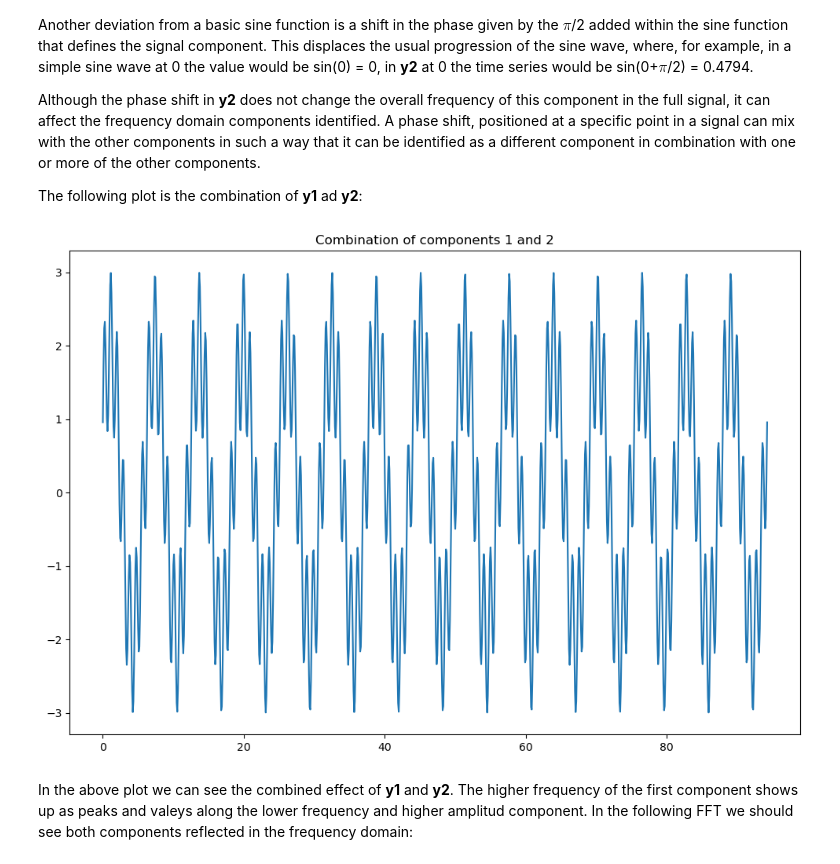
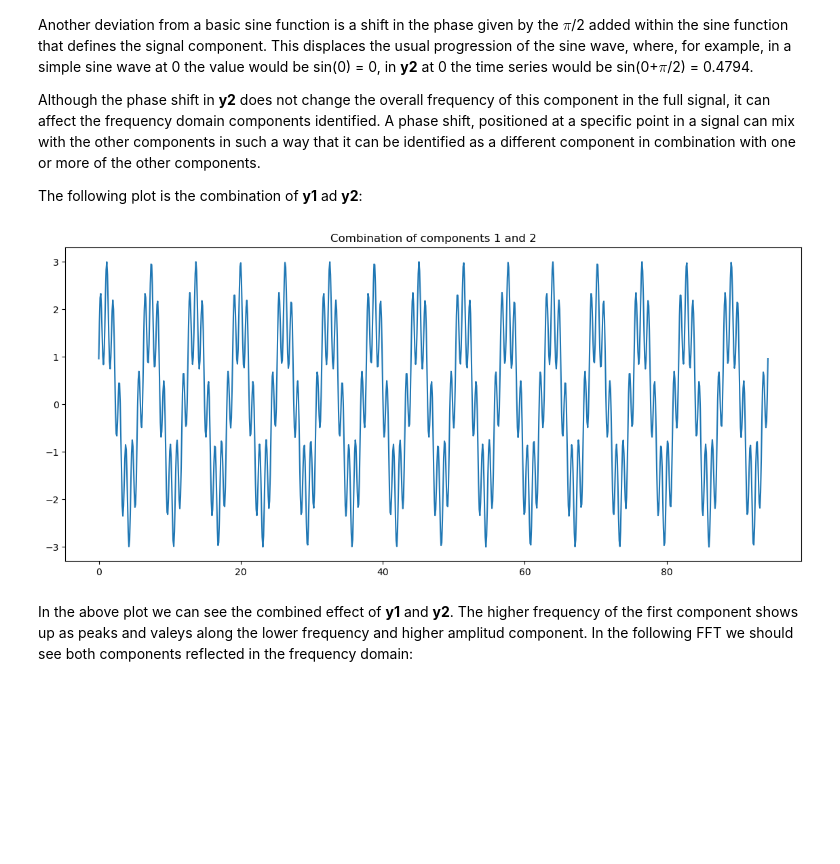
Before and after one commit to nicolasbp87/fourier_transform, a Jupyter notebook: FOURIER_ANALYSIS.ipynb, the cells around one changed output. Saved outputs shown, nothing was run; the diff lists cells and outputs as text; code cells hidden in the pictures; blank space fills up the shorter version.

```diff
--- a/FOURIER_ANALYSIS.ipynb
+++ b/FOURIER_ANALYSIS.ipynb
@@ -416,12 +416,12 @@ Although the phase shift in **y2** does not change the overall frequency of this
 
 The following plot is the combination of **y1** ad **y2**:
 # %%
-plt.figure(figsize=(12,8))
+plt.figure(figsize=(14,6))
 plt.plot(xx,y1+y2)
 plt.title("Combination of components 1 and 2")
 plt.show()
 # %% [output]
-[figure, old version]
+[figure, new version]
 # %% [markdown]
 In the above plot we can see the combined effect of **y1** and **y2**. The higher frequency of the first component shows up as peaks and valeys along the lower frequency and higher amplitud component. In the following FFT we should see both components reflected in the frequency domain:
 # %%
```
Also changed, not shown: parts of 37 cells of this notebook, 1 other file.
